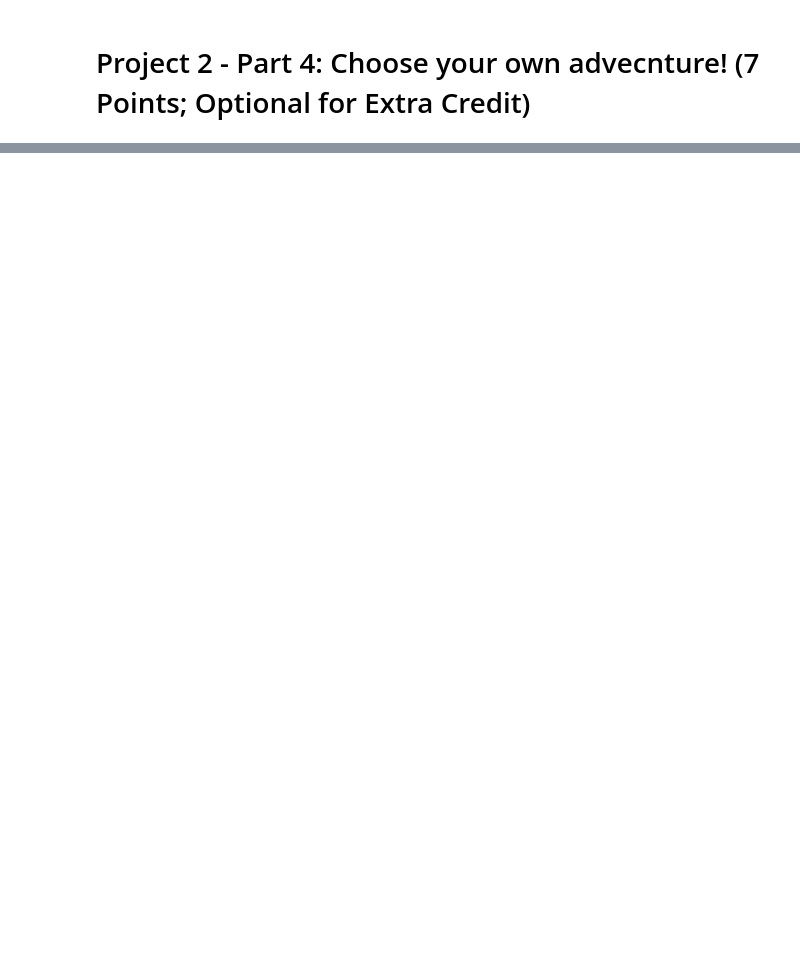
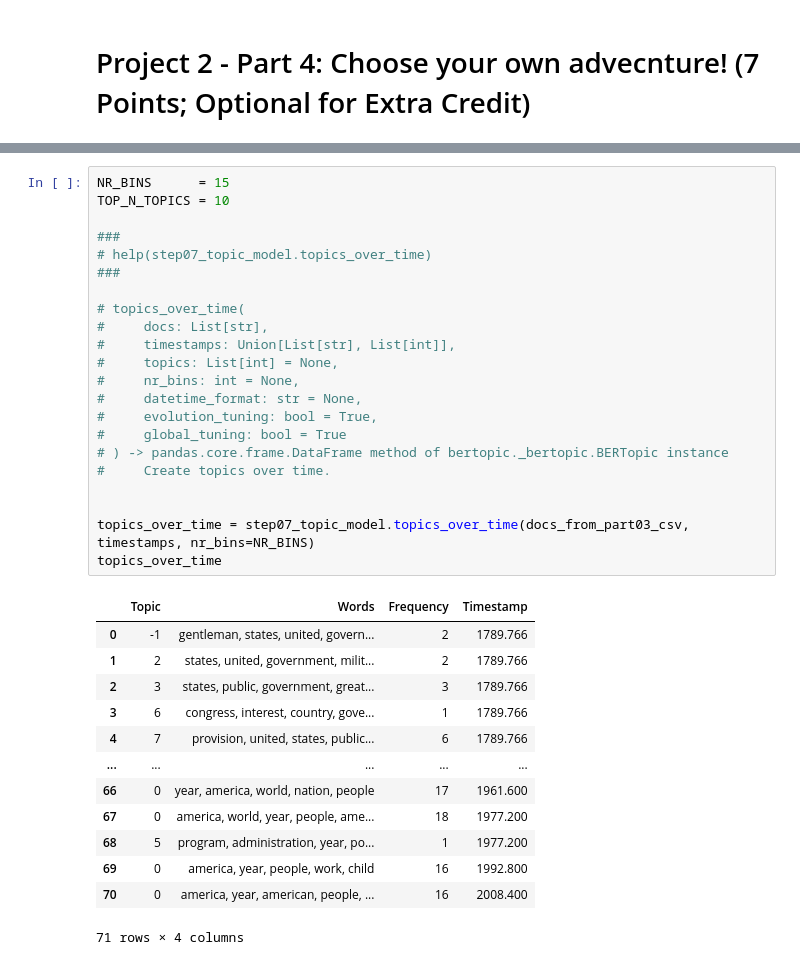
Before and after one commit to UCB-stat-159-f25/proj02-group08, a Jupyter notebook: notebooks/nlp-P04.ipynb, the cells around one changed output, grey strips where cells are left out. Saved outputs shown, nothing was run; the diff lists cells and outputs as text; blank space fills up the shorter version.

```diff
--- a/notebooks/nlp-P04.ipynb
+++ b/notebooks/nlp-P04.ipynb
@@ -10,0 +142,36 @@ This section is open ended and your chance to explare any advanced analysis. Ple
+# %%
+NR_BINS      = 15
+TOP_N_TOPICS = 10
+
+###
+# help(step07_topic_model.topics_over_time)
+###
+
+# topics_over_time(
+#     docs: List[str],
+#     timestamps: Union[List[str], List[int]],
+#     topics: List[int] = None,
+#     nr_bins: int = None,
+#     datetime_format: str = None,
+#     evolution_tuning: bool = True,
+#     global_tuning: bool = True
+# ) -> pandas.core.frame.DataFrame method of bertopic._bertopic.BERTopic instance
+#     Create topics over time.
+
+
+topics_over_time = step07_topic_model.topics_over_time(docs_from_part03_csv, timestamps, nr_bins=NR_BINS)
+topics_over_time
+# %% [output]
+|  | Topic | Words | Frequency | Timestamp |
+| 0 | -1 | gentleman, states, united, govern... | 2 | 1789.766 |
+| 1 | 2 | states, united, government, milit... | 2 | 1789.766 |
+| 2 | 3 | states, public, government, great... | 3 | 1789.766 |
+| 3 | 6 | congress, interest, country, gove... | 1 | 1789.766 |
+| 4 | 7 | provision, united, states, public... | 6 | 1789.766 |
+| ... | ... | ... | ... | ... |
+| 66 | 0 | year, america, world, nation, people | 17 | 1961.600 |
+| 67 | 0 | america, world, year, people, ame... | 18 | 1977.200 |
+| 68 | 5 | program, administration, year, po... | 1 | 1977.200 |
+| 69 | 0 | america, year, people, work, child | 16 | 1992.800 |
+| 70 | 0 | america, year, american, people, ... | 16 | 2008.400 |
+71 rows × 4 columns
```
Also changed, not shown: parts of 9 cells of this notebook.
